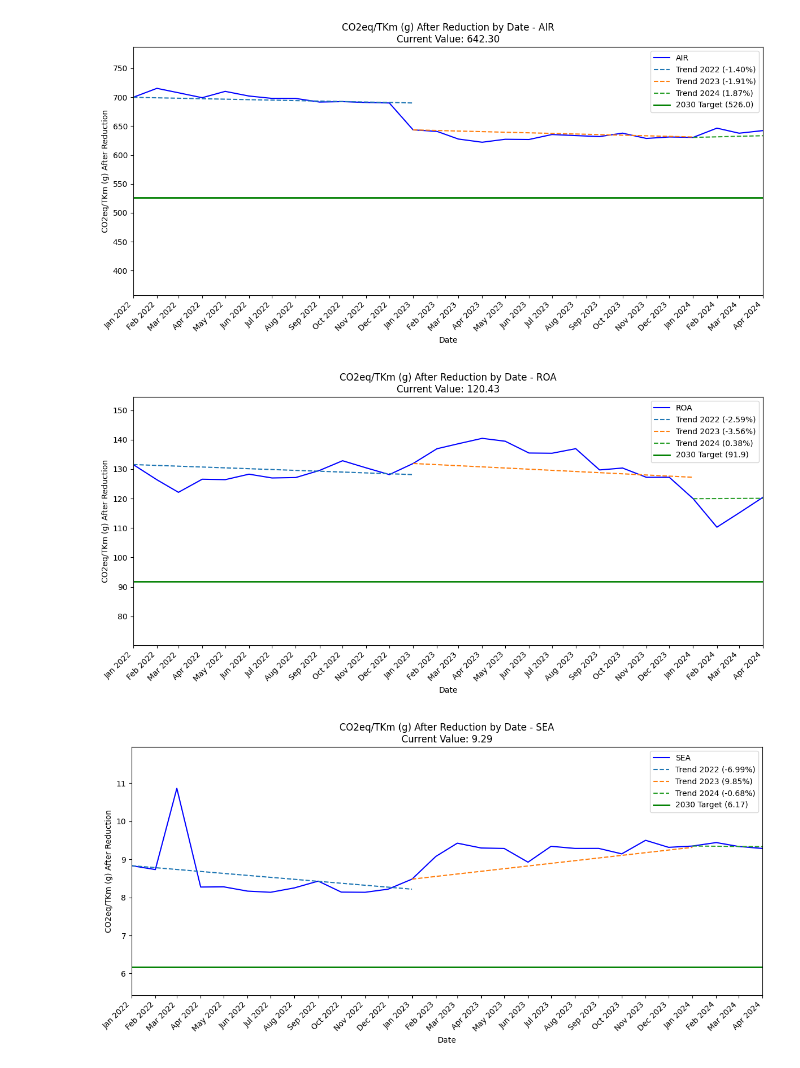
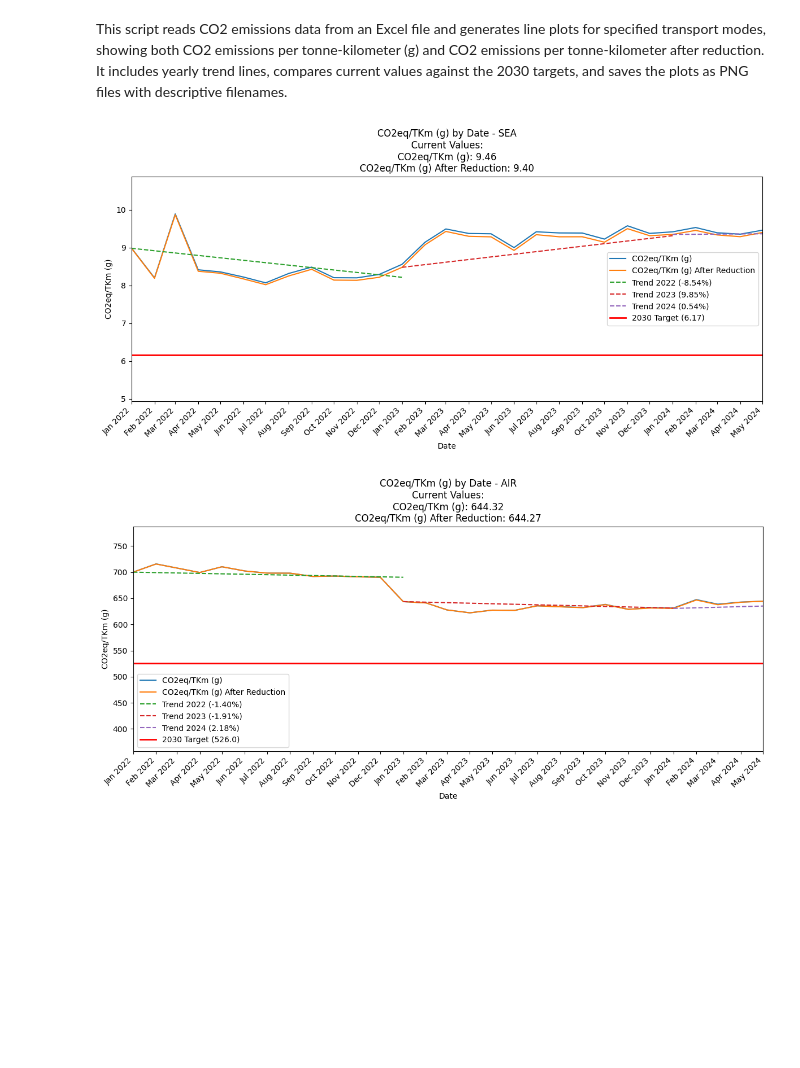
Before and after one commit to AlexanderHoglund/sustainable_logistics_tools, a Jupyter notebook: QUARTERLY CSR TOOLS/Emissions/report_diagrams.ipynb, the cells around one changed output. Cells and saved outputs as stored; diff of their text form; code cells hidden in the pictures; blank space fills up the shorter version.

```diff
--- a/QUARTERLY CSR TOOLS/Emissions/report_diagrams.ipynb
+++ b/QUARTERLY CSR TOOLS/Emissions/report_diagrams.ipynb
@@ -1,3 +192,5 @@
+# %% [markdown]
+This script reads CO2 emissions data from an Excel file and generates line plots for specified transport modes, showing both CO2 emissions per tonne-kilometer (g) and CO2 emissions per tonne-kilometer after reduction. It includes yearly trend lines, compares current values against the 2030 targets, and saves the plots as PNG files with descriptive filenames.
 # %%
 import pandas as pd
 import matplotlib.pyplot as plt
@@ -5,14 +198,17 @@ from datetime import datetime
 import matplotlib.dates as mdates
 
 # Read the Excel file into a pandas DataFrame
-df = pd.read_excel('100f177e-f178-43f9-8c65-5f0716ffd1bc.xlsx')
+df = pd.read_excel('input.xlsx')
 
 # Convert 'Service Completion Month' and 'Service Completion Year' to datetime
 df['Date'] = pd.to_datetime(df['Service Completion Month'].str[:3] + ' ' + df['Service Completion Year'].astype(str), format='%b %Y')
 
 # Define the transport modes and their corresponding 2030 targets
-transport_modes = ['AIR', 'ROA', 'SEA', 'ALL MODES']
-targets = {'AIR': 526.0, 'ROA': 91.90, 'SEA': 6.17, 'ALL MODES': 26.366}
+transport_modes = ['SEA', 'AIR']
+targets = {'SEA': 6.17, 'AIR': 526.0}
+
+# Define the columns to plot
+columns_to_plot = ['CO2eq/TKm (g)', 'CO2eq/TKm (g) After Reduction']
 
 for mode in transport_modes:
     # Filter the data for the current transport mode
@@ -24,11 +220,12 @@ for mode in transport_modes:
     # Create a figure and subplot for the current transport mode
     fig, ax = plt.subplots(figsize=(12, 6))
 
-    # Plot the line for the current transport mode
-    ax.plot(mode_data['Date'], mode_data['CO2eq/TKm (g) After Reduction'], label=mode, color=(0, 0, 1))
+    for column in columns_to_plot:
+        # Plot the line for the current transport mode and column
+        ax.plot(mode_data['Date'], mode_data[column], label=column)
 
-    # Calculate the maximum y-value for the current transport mode
-    max_value = mode_data['CO2eq/TKm (g) After Reduction'].max()
+    # Calculate the maximum y-value across both columns
+    max_value = mode_data[columns_to_plot].max().max()
 
     # Set the x-axis limits to start from January 2022
     start_date = datetime(2022, 1, 1)
@@ -44,7 +241,7 @@ for mode in transport_modes:
     ax.xaxis.set_major_formatter(mdates.DateFormatter('%b %Y'))
 
     # Set the y-axis label
-    ax.set_ylabel('CO2eq/TKm (g) After Reduction')
+    ax.set_ylabel('CO2eq/TKm (g)')
 
     # Set the y-axis limits to 50% of the maximum value and add some space on top
     ax.set_ylim(bottom=max_value * 0.5, top=max_value * 1.1)
@@ -52,7 +249,7 @@ for mode in transport_modes:
     # Get the unique years in the data
     years = mode_data['Date'].dt.year.unique()
 
-    # Plot the trend line for each year and calculate the percentage change
+    # Plot the trend line for each year and calculate the percentage change for 'CO2eq/TKm (g) After Reduction'
     for year in years:
         # Filter the data for the current year
         year_data = mode_data[(mode_data['Date'].dt.year == year)]
@@ -60,39 +257,38 @@ for mode in transport_modes:
         # Get the start and end dates for the trend line
         start_date = datetime(year, 1, 1)
         end_date = datetime(year + 1, 1, 1)
 
         # Get the first and last values for the trend line
         start_value = year_data['CO2eq/TKm (g) After Reduction'].iloc[0]
         end_value = year_data['CO2eq/TKm (g) After Reduction'].iloc[-1]
 
         # Calculate the percentage change
         percentage_change = (end_value - start_value) / start_value * 100
 
         # Plot the trend line with the percentage change
         ax.plot([start_date, end_date], [start_value, end_value], linestyle='--', label=f'Trend {year} ({percentage_change:.2f}%)')
 
     # Draw a horizontal line at the 2030 target
-    ax.axhline(targets[mode], color='green', linestyle='-', linewidth=2, label=f'2030 Target ({targets[mode]})')
+    ax.axhline(targets[mode], color='red', linestyle='-', linewidth=2, label=f'2030 Target ({targets[mode]})')
 
-    # Get the current value
-    current_value = mode_data['CO2eq/TKm (g) After Reduction'].iloc[-1]
+    # Get the current values for both columns
+    current_values = mode_data[columns_to_plot].iloc[-1]
 
-    # Set the subplot title with the current value
-    ax.set_title(f'CO2eq/TKm (g) After Reduction by Date - {mode}\nCurrent Value: {current_value:.2f}')
+    # Set the subplot title with the current values
+    ax.set_title(f'CO2eq/TKm (g) by Date - {mode}\nCurrent Values:\n' + '\n'.join([f'{col}: {val:.2f}' for col, val in current_values.items()]))
 
     # Add a legend
     ax.legend()
 
     # Rotate the x-axis labels for better readability
     plt.setp(ax.get_xticklabels(), rotation=45, ha='right')
 
     # Save the plot as an individual picture
     plt.tight_layout()
-    plt.savefig(f'{mode}.png')
+    plt.savefig(f'{mode}_CO2eq_per_TKm_SF.png')
 
     # Display the plot
     plt.show()
 # %% [output]
-[figure, old version]
+[figure, new version]
-[figure, old version]
+[figure, new version]
-[figure, removed]
```
Also changed, not shown: parts of 6 cells of this notebook.
